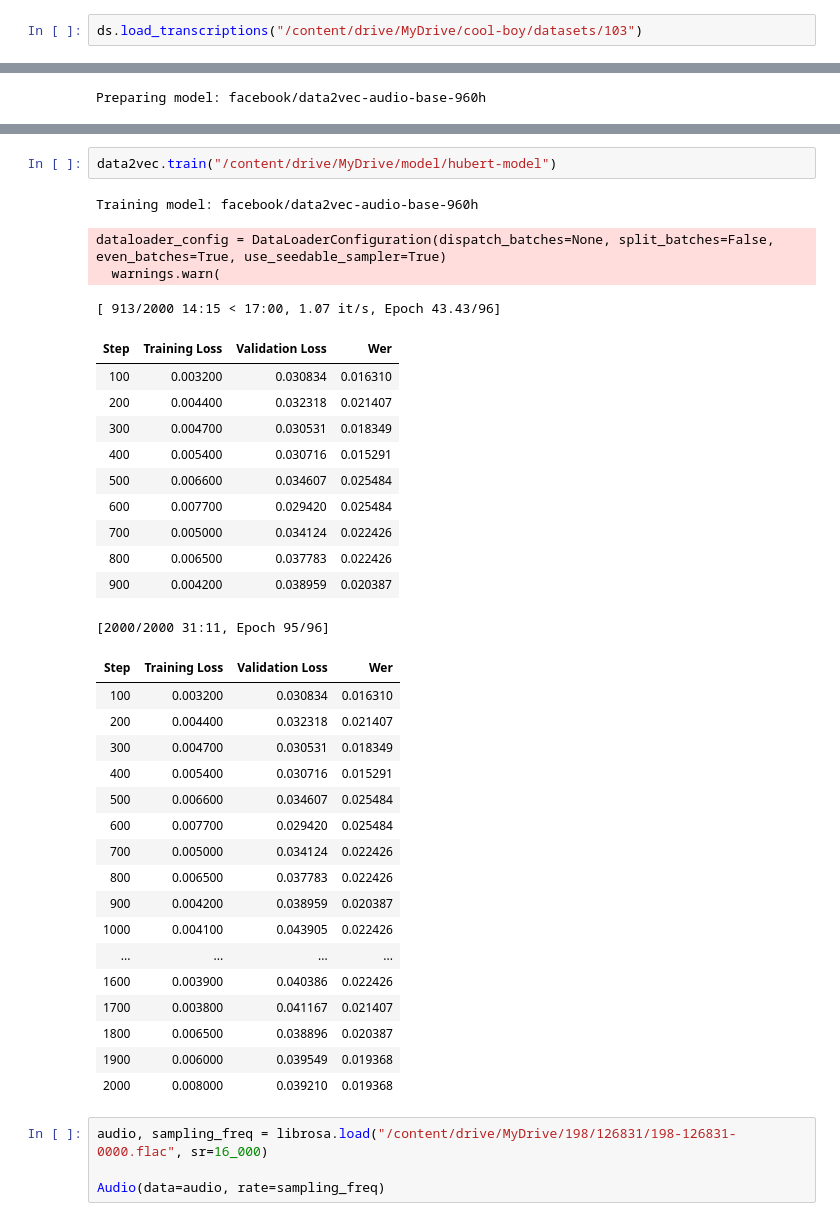
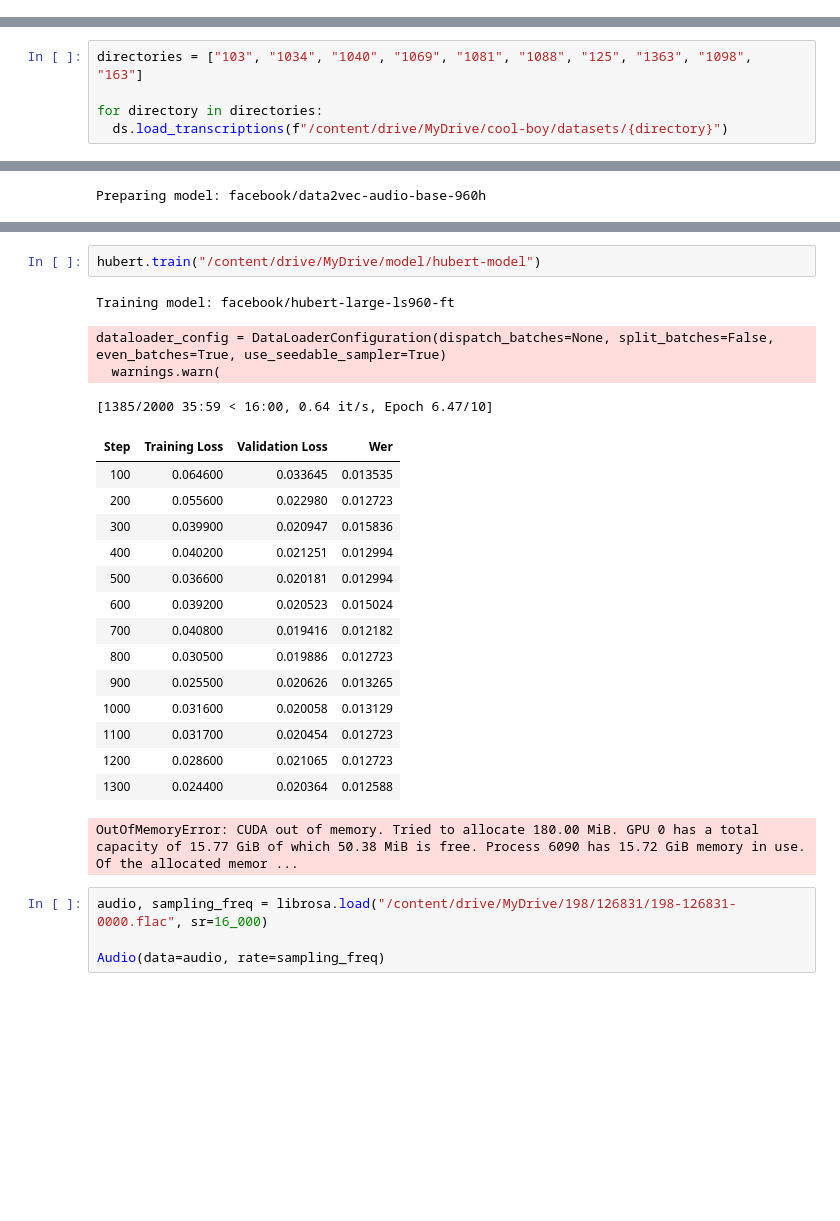
Before and after one commit to karank85/speech-recognition, a Jupyter notebook: Project2_DL_Speech_Recognition.ipynb, the cells around one changed output, grey strips where cells are left out. Cells and saved outputs as stored; diff of their text form; blank space fills up the shorter version.

```diff
--- a/Project2_DL_Speech_Recognition.ipynb
+++ b/Project2_DL_Speech_Recognition.ipynb
@@ -125,5 +133,3 @@ class AudioDataset:
     return self.df.loc[self.df['id'] == id]
 # %%
 ds = AudioDataset()
-# %%
-ds.load_transcriptions("/content/drive/MyDrive/cool-boy/datasets/103")
@@ -132,3 +136,8 @@ True
+# %%
+directories = ["103", "1034", "1040", "1069", "1081", "1088", "125", "1363", "1098", "163"]
+
+for directory in directories:
+  ds.load_transcriptions(f"/content/drive/MyDrive/cool-boy/datasets/{directory}")
 # %%
 audio_list = []
 sampling_freq_list = []
@@ -522,38 +541,25 @@ You should probably TRAIN this model on a down-stream task to be able to use it
 # %%
-data2vec.train("/content/drive/MyDrive/model/hubert-model")
+hubert.train("/content/drive/MyDrive/model/hubert-model")
 # %% [output]
-Training model: facebook/data2vec-audio-base-960h
+Training model: facebook/hubert-large-ls960-ft
 dataloader_config = DataLoaderConfiguration(dispatch_batches=None, split_batches=False, even_batches=True, use_seedable_sampler=True)
   warnings.warn(
-[ 913/2000 14:15 < 17:00, 1.07 it/s, Epoch 43.43/96]
+[1385/2000 35:59 < 16:00, 0.64 it/s, Epoch 6.47/10]
 | Step | Training Loss | Validation Loss | Wer |
-| 100 | 0.003200 | 0.030834 | 0.016310 |
-| 200 | 0.004400 | 0.032318 | 0.021407 |
-| 300 | 0.004700 | 0.030531 | 0.018349 |
-| 400 | 0.005400 | 0.030716 | 0.015291 |
-| 500 | 0.006600 | 0.034607 | 0.025484 |
-| 600 | 0.007700 | 0.029420 | 0.025484 |
-| 700 | 0.005000 | 0.034124 | 0.022426 |
-| 800 | 0.006500 | 0.037783 | 0.022426 |
-| 900 | 0.004200 | 0.038959 | 0.020387 |
+| 100 | 0.064600 | 0.033645 | 0.013535 |
+| 200 | 0.055600 | 0.022980 | 0.012723 |
+| 300 | 0.039900 | 0.020947 | 0.015836 |
+| 400 | 0.040200 | 0.021251 | 0.012994 |
+| 500 | 0.036600 | 0.020181 | 0.012994 |
+| 600 | 0.039200 | 0.020523 | 0.015024 |
+| 700 | 0.040800 | 0.019416 | 0.012182 |
+| 800 | 0.030500 | 0.019886 | 0.012723 |
+| 900 | 0.025500 | 0.020626 | 0.013265 |
+| 1000 | 0.031600 | 0.020058 | 0.013129 |
+| 1100 | 0.031700 | 0.020454 | 0.012723 |
+| 1200 | 0.028600 | 0.021065 | 0.012723 |
+| 1300 | 0.024400 | 0.020364 | 0.012588 |
-[2000/2000 31:11, Epoch 95/96]
+OutOfMemoryError: CUDA out of memory. Tried to allocate 180.00 MiB. GPU 0 has a total capacity of 15.77 GiB of which 50.38 MiB is free. Process 6090 has 15.72 GiB memory in use. Of the allocated memor ...
-| Step | Training Loss | Validation Loss | Wer |
-| 100 | 0.003200 | 0.030834 | 0.016310 |
-| 200 | 0.004400 | 0.032318 | 0.021407 |
-| 300 | 0.004700 | 0.030531 | 0.018349 |
-| 400 | 0.005400 | 0.030716 | 0.015291 |
-| 500 | 0.006600 | 0.034607 | 0.025484 |
-| 600 | 0.007700 | 0.029420 | 0.025484 |
-| 700 | 0.005000 | 0.034124 | 0.022426 |
-| 800 | 0.006500 | 0.037783 | 0.022426 |
-| 900 | 0.004200 | 0.038959 | 0.020387 |
-| 1000 | 0.004100 | 0.043905 | 0.022426 |
-| ... | ... | ... | ... |
-| 1600 | 0.003900 | 0.040386 | 0.022426 |
-| 1700 | 0.003800 | 0.041167 | 0.021407 |
-| 1800 | 0.006500 | 0.038896 | 0.020387 |
-| 1900 | 0.006000 | 0.039549 | 0.019368 |
-| 2000 | 0.008000 | 0.039210 | 0.019368 |
 # %%
 audio, sampling_freq = librosa.load("/content/drive/MyDrive/198/126831/198-126831-0000.flac", sr=16_000)
 
```
Also changed, not shown: parts of 24 cells of this notebook.
